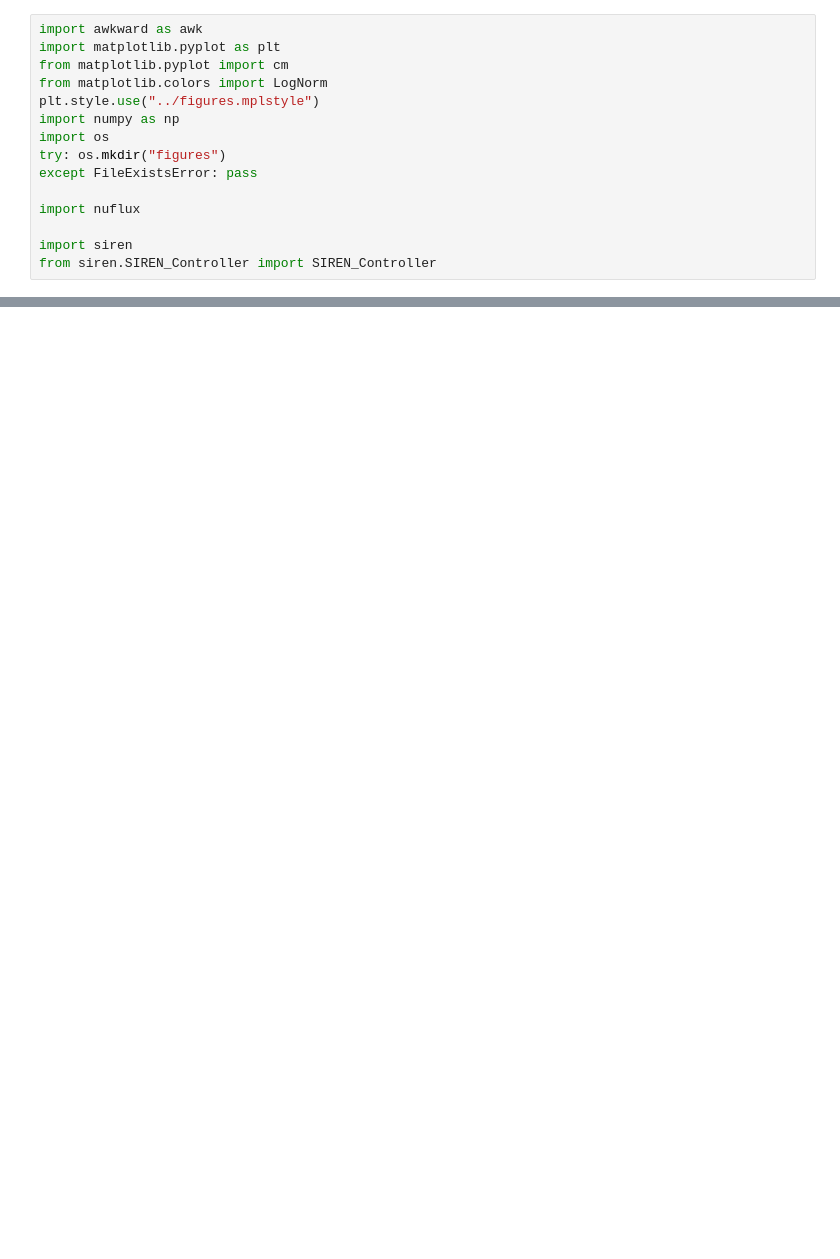
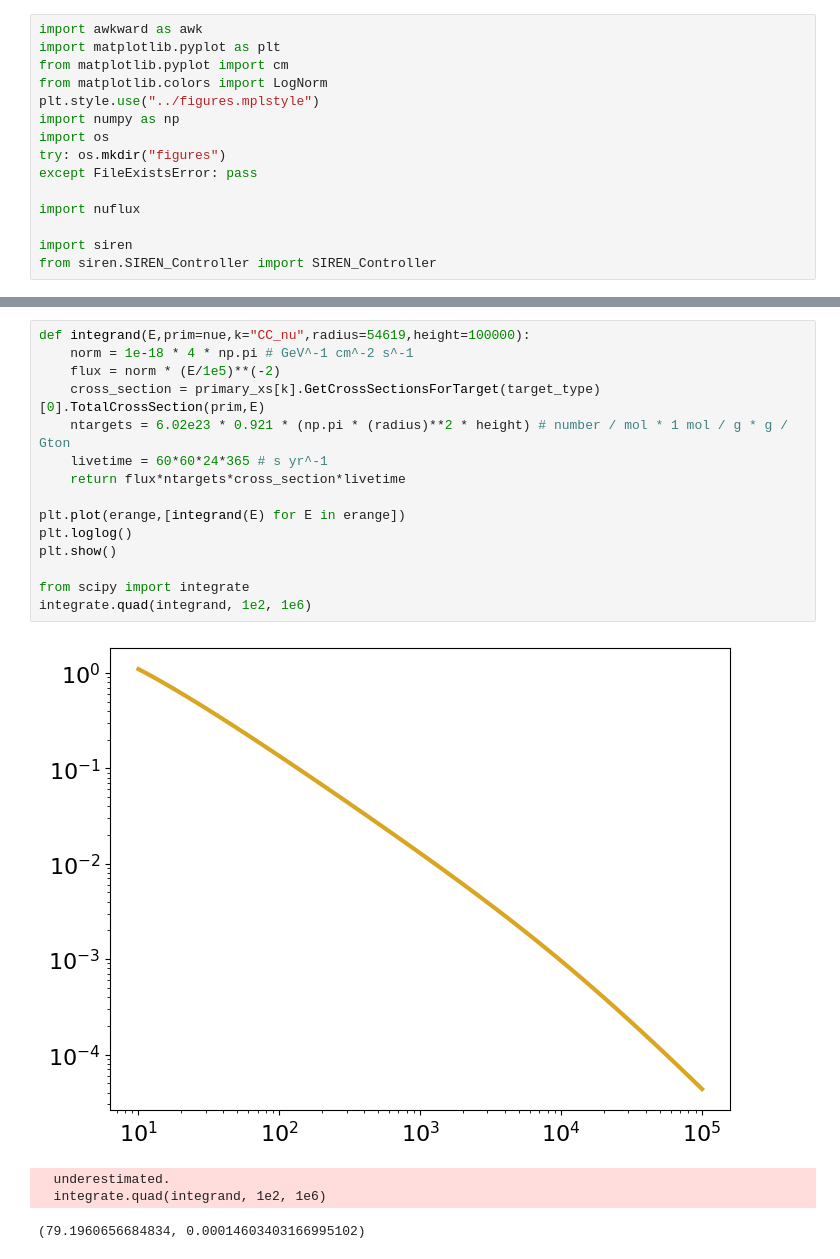
Before and after one commit to Harvard-Neutrino/SIREN, a Jupyter notebook: resources/Examples/AdditionalPaperPlots/PaperPlots.ipynb, the cells around one changed output, grey strips where cells are left out. Drawn from its saved outputs; the diff is of its cells as text; blank space fills up the shorter version.

```diff
--- a/resources/Examples/AdditionalPaperPlots/PaperPlots.ipynb
+++ b/resources/Examples/AdditionalPaperPlots/PaperPlots.ipynb
@@ -100,3 +110,23 @@ plt.show()
+# %%
+def integrand(E,prim=nue,k="CC_nu",radius=54619,height=100000):
+    norm = 1e-18 * 4 * np.pi # GeV^-1 cm^-2 s^-1
+    flux = norm * (E/1e5)**(-2)
+    cross_section = primary_xs[k].GetCrossSectionsForTarget(target_type)[0].TotalCrossSection(prim,E)
+    ntargets = 6.02e23 * 0.921 * (np.pi * (radius)**2 * height) # number / mol * 1 mol / g * g / Gton
+    livetime = 60*60*24*365 # s yr^-1
+    return flux*ntargets*cross_section*livetime
+
+plt.plot(erange,[integrand(E) for E in erange])
+plt.loglog()
+plt.show()
+
+from scipy import integrate
+integrate.quad(integrand, 1e2, 1e6)
+# %% [output]
+[figure, added]
+  underestimated.
+  integrate.quad(integrand, 1e2, 1e6)
+(79.1960656684834, 0.00014603403166995102)
 # %%
 flux = nuflux.makeFlux('honda2006')
 nu_type=nuflux.NuMu
```
Also changed, not shown: parts of 7 cells of this notebook.
